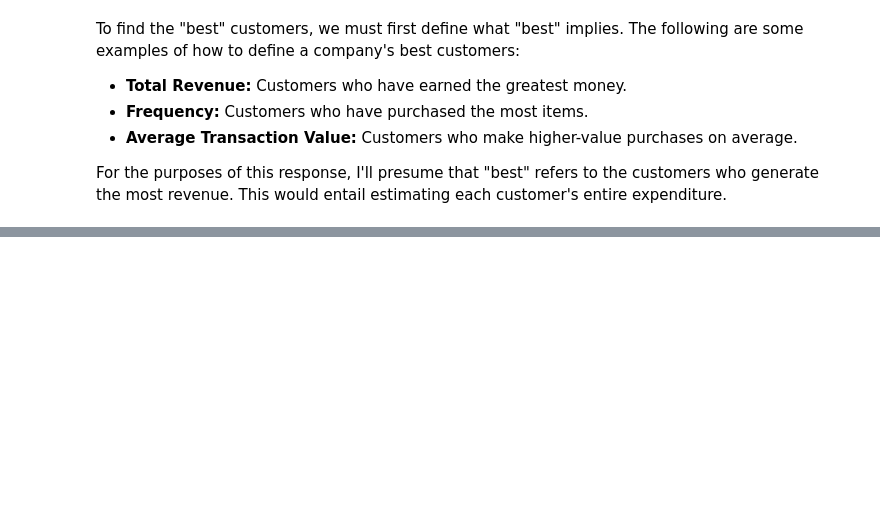
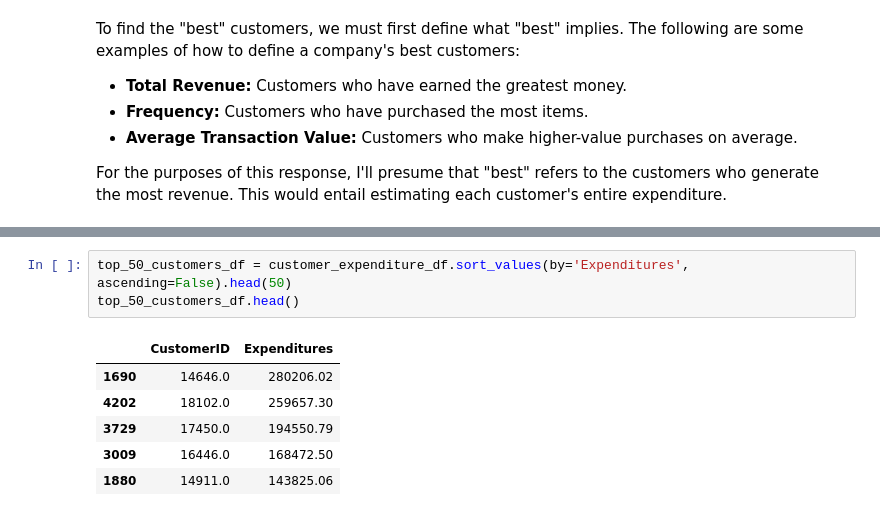
Before and after one commit to ajits-github/TimeSeries_CohortAndChurn_Analysis_With_OnlineRetailData, a Jupyter notebook: TimeSeries_CohortAndChurn_Analysis_With_OnlineRetailData.ipynb, the cells around one changed output, grey strips where cells are left out. Drawn from its saved outputs; the diff is of its cells as text; blank space fills up the shorter version.

```diff
--- a/TimeSeries_CohortAndChurn_Analysis_With_OnlineRetailData.ipynb
+++ b/TimeSeries_CohortAndChurn_Analysis_With_OnlineRetailData.ipynb
@@ -73,0 +91,10 @@ For the purposes of this response, I'll presume that "best" refers to the custom
+# %%
+top_50_customers_df = customer_expenditure_df.sort_values(by='Expenditures', ascending=False).head(50)
+top_50_customers_df.head()
+# %% [output]
+|  | CustomerID | Expenditures |
+| 1690 | 14646.0 | 280206.02 |
+| 4202 | 18102.0 | 259657.30 |
+| 3729 | 17450.0 | 194550.79 |
+| 3009 | 16446.0 | 168472.50 |
+| 1880 | 14911.0 | 143825.06 |
```
Also changed, not shown: parts of 9 cells of this notebook.
